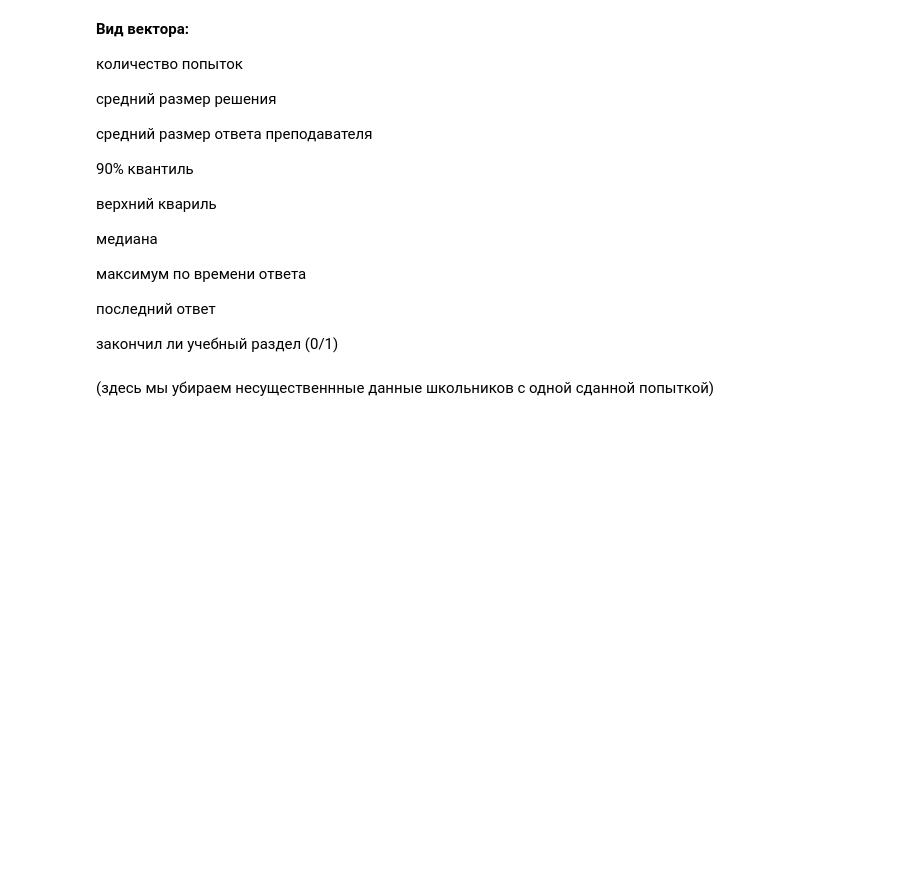
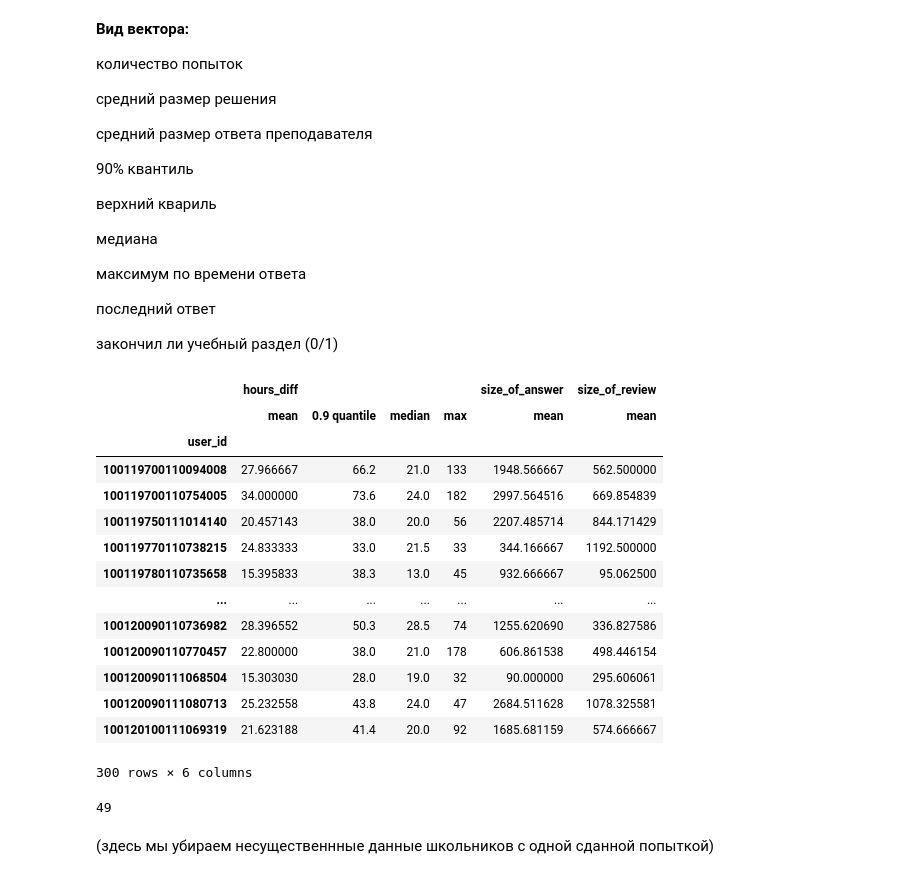
Before and after one commit to deethereal/Sirius_project, a Jupyter notebook: data_and_2.ipynb, the cells around one changed output. Drawn from its saved outputs; the diff is of its cells as text; code cells hidden in the pictures; blank space fills up the shorter version.

Commit message:
groupby helps u

```diff
--- a/data_and_2.ipynb
+++ b/data_and_2.ipynb
@@ -452,6 +456,33 @@ for i in range(len(df['user_id'])):
         количество векторов с характеристиками получилось 49 всего, а уникальных user_id 300
         есть идеи шо происходит????
         """
+# %%
+def q_9(x):
+    return np.quantile(x, 0.9)
+q_9.__name__ = '0.9 quantile'
+df.groupby(['user_id']).agg({'hours_diff':['mean',q_9,'median','max'],
+                         'size_of_answer':'mean',
+                         'size_of_review':'mean'})
+# %% [output]
+|  | hours_diff |  |  |  | size_of_answer | size_of_review |
+|  | mean | 0.9 quantile | median | max | mean | mean |
+| user_id |  |  |  |  |  |  |
+| 100119700110094008 | 27.966667 | 66.2 | 21.0 | 133 | 1948.566667 | 562.500000 |
+| 100119700110754005 | 34.000000 | 73.6 | 24.0 | 182 | 2997.564516 | 669.854839 |
+| 100119750111014140 | 20.457143 | 38.0 | 20.0 | 56 | 2207.485714 | 844.171429 |
+| 100119770110738215 | 24.833333 | 33.0 | 21.5 | 33 | 344.166667 | 1192.500000 |
+| 100119780110735658 | 15.395833 | 38.3 | 13.0 | 45 | 932.666667 | 95.062500 |
+| ... | ... | ... | ... | ... | ... | ... |
+| 100120090110736982 | 28.396552 | 50.3 | 28.5 | 74 | 1255.620690 | 336.827586 |
+| 100120090110770457 | 22.800000 | 38.0 | 21.0 | 178 | 606.861538 | 498.446154 |
+| 100120090111068504 | 15.303030 | 28.0 | 19.0 | 32 | 90.000000 | 295.606061 |
+| 100120090111080713 | 25.232558 | 43.8 | 24.0 | 47 | 2684.511628 | 1078.325581 |
+| 100120100111069319 | 21.623188 | 41.4 | 20.0 | 92 | 1685.681159 | 574.666667 |
+300 rows × 6 columns
+# %%
+len(T)
+# %% [output]
+49
 # %% [markdown]
 (здесь мы убираем несущественнные данные школьников с одной сданной попыткой)
 # %% [markdown]
```
Also changed, not shown: parts of 3 cells of this notebook.
